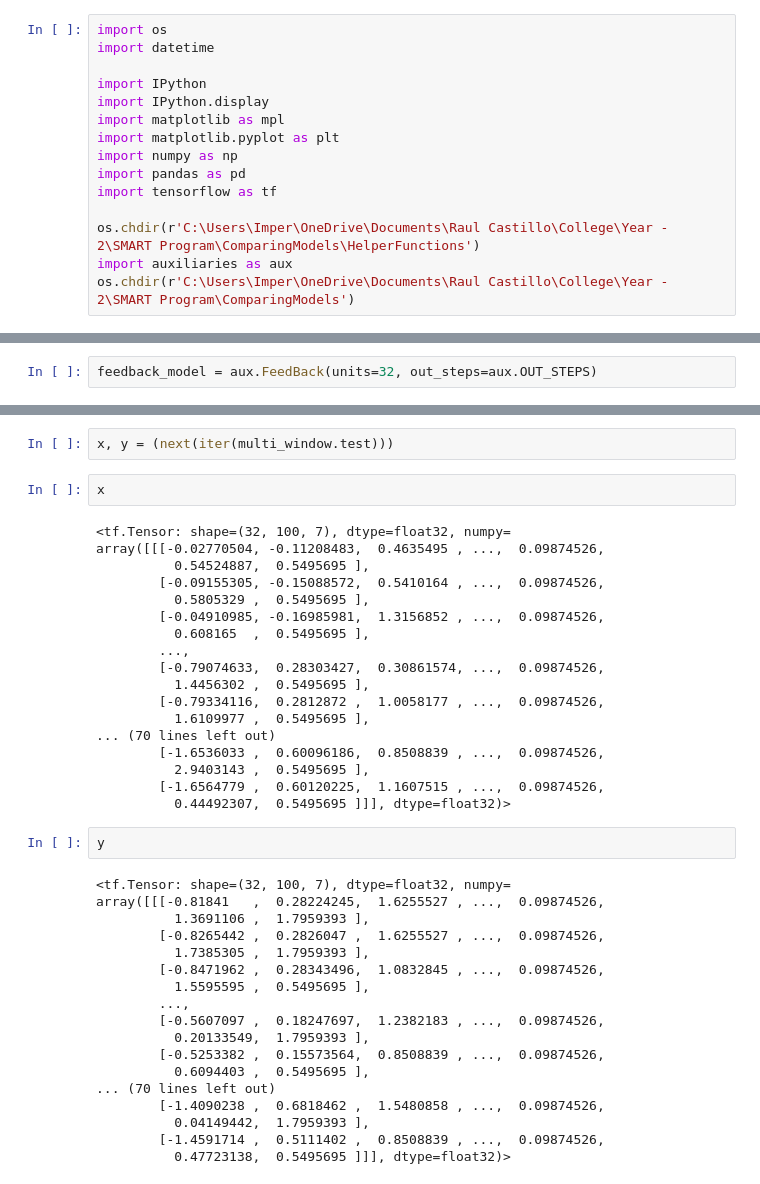
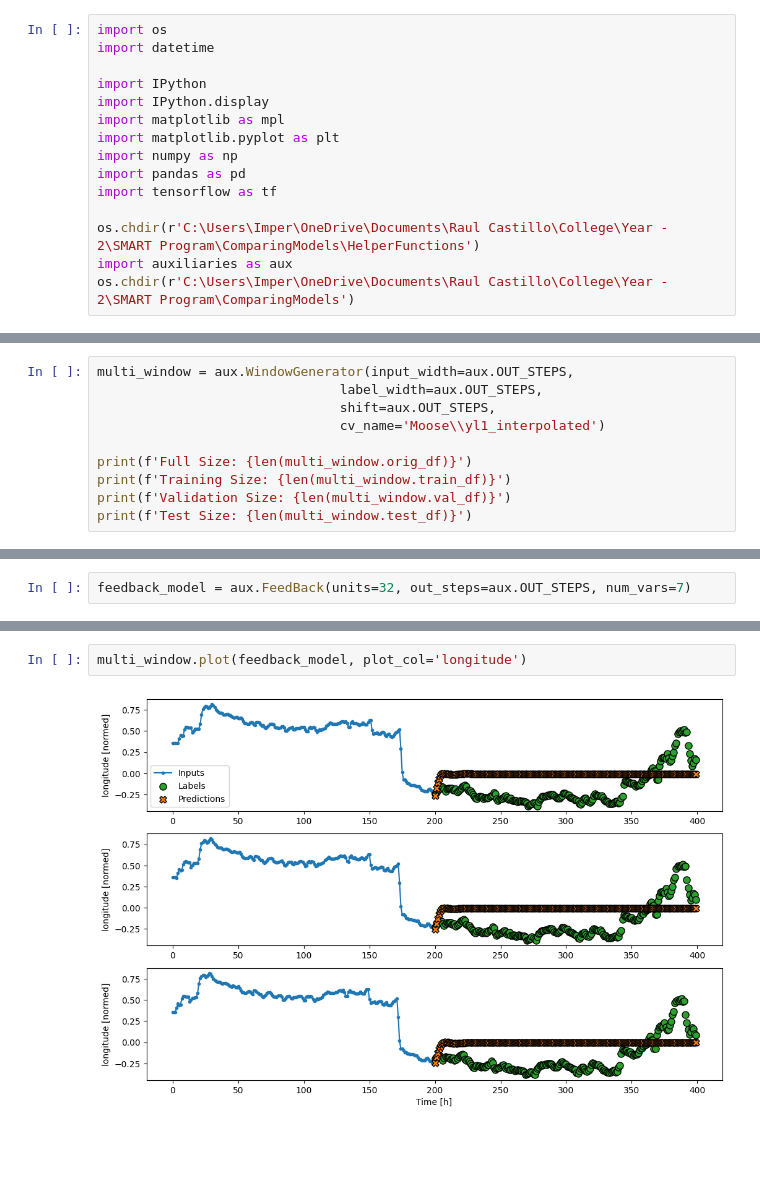
Before and after one commit to RaulCastillo547/TelepresentNature-ComparingModels, a Jupyter notebook: Model Creation/making_models.ipynb, the cells around one changed output, grey strips where cells are left out. Saved outputs shown, nothing was run; the diff lists cells and outputs as text; blank space fills up the shorter version.

```diff
--- a/Model Creation/making_models.ipynb
+++ b/Model Creation/making_models.ipynb
@@ -22,0 +21,10 @@ multi_window.plot()
+# %%
+multi_window = aux.WindowGenerator(input_width=aux.OUT_STEPS,
+                               label_width=aux.OUT_STEPS,
+                               shift=aux.OUT_STEPS,
+                               cv_name='Moose\\yl1_interpolated')
+
+print(f'Full Size: {len(multi_window.orig_df)}')
+print(f'Training Size: {len(multi_window.train_df)}')
+print(f'Validation Size: {len(multi_window.val_df)}')
+print(f'Test Size: {len(multi_window.test_df)}')
@@ -23,2 +36,2 @@ multi_window.plot()
 # %%
-feedback_model = aux.FeedBack(units=32, out_steps=aux.OUT_STEPS)
+feedback_model = aux.FeedBack(units=32, out_steps=aux.OUT_STEPS, num_vars=7)
@@ -63,42 +55,4 @@ Epoch 9/20
-# %%
-x, y = (next(iter(multi_window.test)))
-# %%
-x
-# %% [output]
-<tf.Tensor: shape=(32, 100, 7), dtype=float32, numpy=
-array([[[-0.02770504, -0.11208483,  0.4635495 , ...,  0.09874526,
-          0.54524887,  0.5495695 ],
-        [-0.09155305, -0.15088572,  0.5410164 , ...,  0.09874526,
-          0.5805329 ,  0.5495695 ],
-        [-0.04910985, -0.16985981,  1.3156852 , ...,  0.09874526,
-          0.608165  ,  0.5495695 ],
-        ...,
-        [-0.79074633,  0.28303427,  0.30861574, ...,  0.09874526,
-          1.4456302 ,  0.5495695 ],
-        [-0.79334116,  0.2812872 ,  1.0058177 , ...,  0.09874526,
-          1.6109977 ,  0.5495695 ],
-... (70 lines left out)
-        [-1.6536033 ,  0.60096186,  0.8508839 , ...,  0.09874526,
-          2.9403143 ,  0.5495695 ],
-        [-1.6564779 ,  0.60120225,  1.1607515 , ...,  0.09874526,
-          0.44492307,  0.5495695 ]]], dtype=float32)>
-# %%
-y
-# %% [output]
-<tf.Tensor: shape=(32, 100, 7), dtype=float32, numpy=
-array([[[-0.81841   ,  0.28224245,  1.6255527 , ...,  0.09874526,
-          1.3691106 ,  1.7959393 ],
-        [-0.8265442 ,  0.2826047 ,  1.6255527 , ...,  0.09874526,
-          1.7385305 ,  1.7959393 ],
-        [-0.8471962 ,  0.28343496,  1.0832845 , ...,  0.09874526,
-          1.5595595 ,  0.5495695 ],
-        ...,
-        [-0.5607097 ,  0.18247697,  1.2382183 , ...,  0.09874526,
-          0.20133549,  1.7959393 ],
-        [-0.5253382 ,  0.15573564,  0.8508839 , ...,  0.09874526,
-          0.6094403 ,  0.5495695 ],
-... (70 lines left out)
-        [-1.4090238 ,  0.6818462 ,  1.5480858 , ...,  0.09874526,
-          0.04149442,  1.7959393 ],
-        [-1.4591714 ,  0.5111402 ,  0.8508839 , ...,  0.09874526,
-          0.47723138,  0.5495695 ]]], dtype=float32)>
+# %%
+multi_window.plot(feedback_model, plot_col='longitude')
+# %% [output]
+[figure, added]
```
Also changed, not shown: parts of 16 cells of this notebook, 27 other files.
